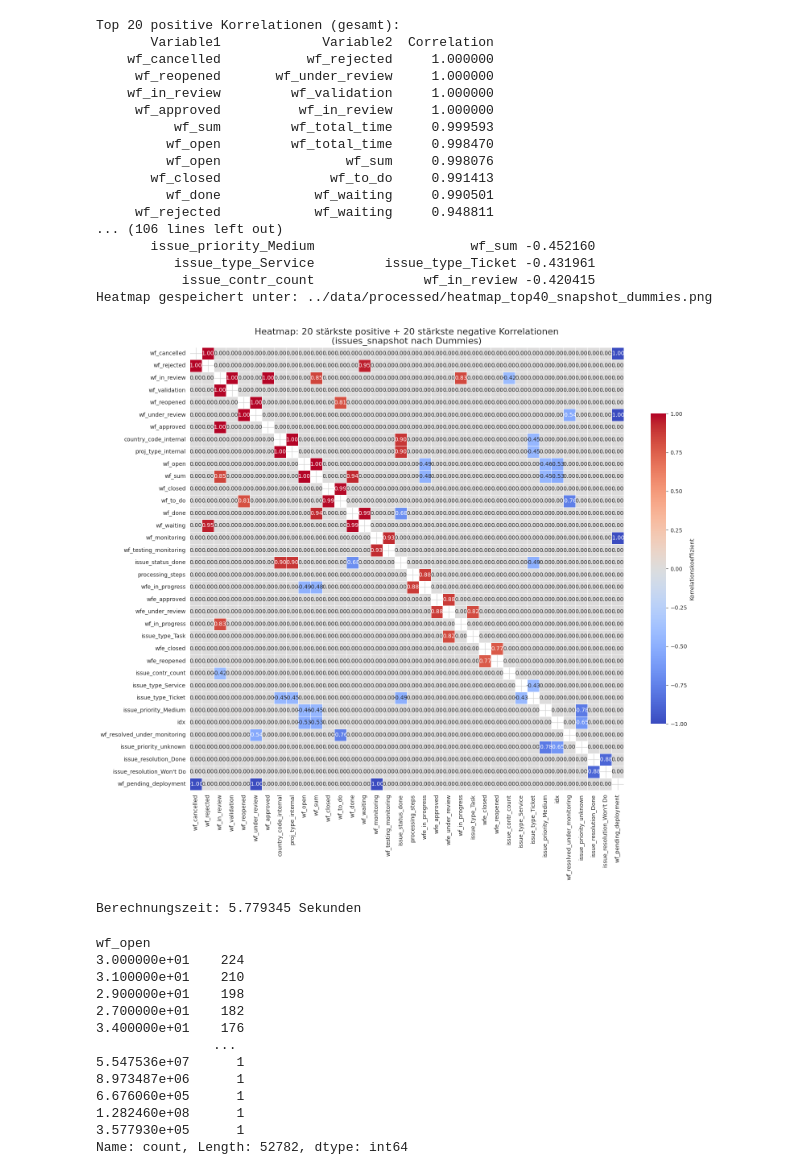
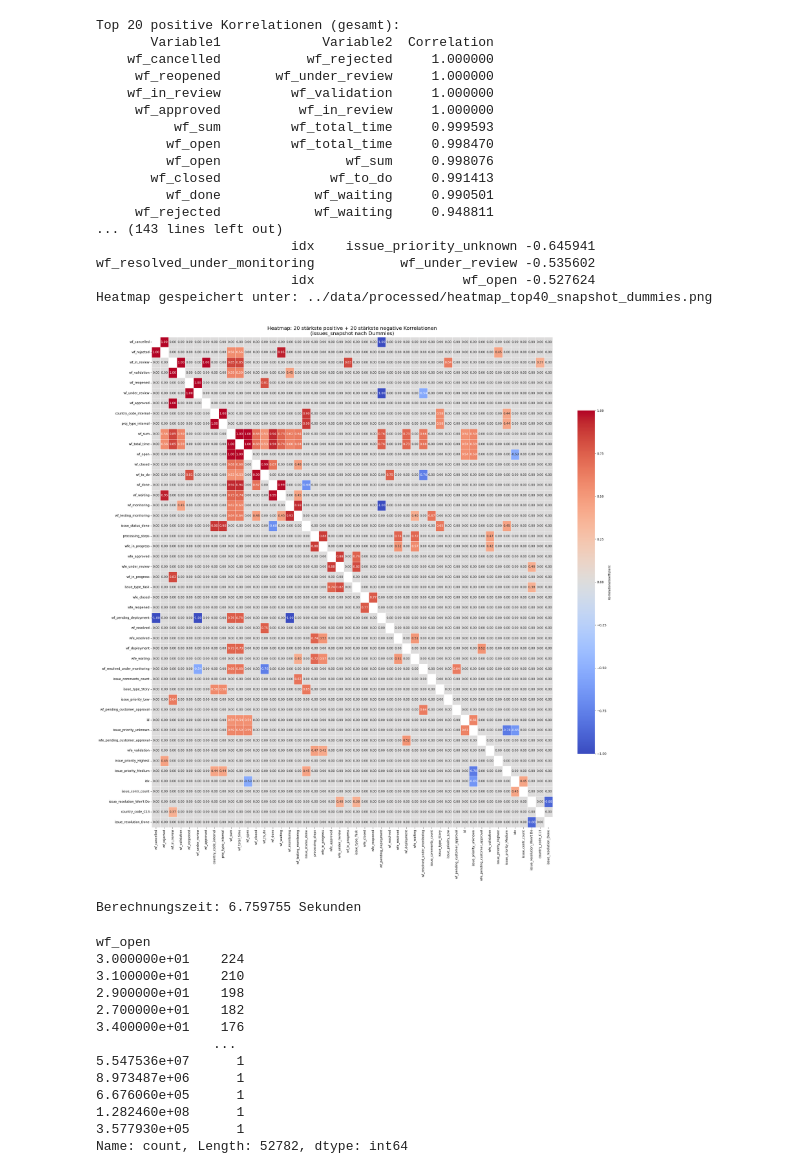
Before and after one commit to DataScientest-Studio/nov25_bds_int_helpdesk, a Jupyter notebook: notebooks/1.0-Gebert-issue_csv_cleaning_corr_matrix.ipynb, the cells around one changed output. Cells and saved outputs as stored; diff of their text form; code cells hidden in the pictures.

```diff
--- a/notebooks/1.0-Gebert-issue_csv_cleaning_corr_matrix.ipynb
+++ b/notebooks/1.0-Gebert-issue_csv_cleaning_corr_matrix.ipynb
@@ -137,7 +137,7 @@ else:
 #print(snapshot.isna().sum())
 #print(issues['issue_resolution_date'].value_counts())
 #print(issues['issue_resolution'].value_counts())
-print(snapshot['issue_assignee'].value_counts())
+#print(snapshot['issue_assignee'].value_counts())
 #___________________________________________________________________________________________________________________
 
 # =============================================
@@ -150,9 +150,9 @@ categorical_cols = [
     'issue_status',            # ~15 Werte → akzeptabel
     'country_code',            # ~19 Werte → gut
     'proj_type',               # internal/external/unknown → sehr gut
-    # 'issue_proj'             # → zu viele (~350) → weglassen!
-    # 'client_product'         # → zu viele (~280) → weglassen!
-    # 'issue_assignee'         # → ~375 → sehr viele Dummies → nur wenn wirklich nötig!
+    'issue_proj'             # → zu viele (~350) → weglassen!
+    'client_product'         # → zu viele (~280) → weglassen!
+    'issue_assignee'         # → ~375 → sehr viele Dummies → nur wenn wirklich nötig!
 ]
 
 # Nur existierende Spalten verwenden
@@ -164,8 +164,8 @@ categorical_cols = [col for col in categorical_cols if col in snapshot.columns]
 numeric_cols = snapshot.select_dtypes(include=['int64', 'float64', 'Int64']).columns.tolist()
 
 # Wichtige Spalten explizit ausschließen (IDs, sehr hohe Kardinalität, redundante)
-exclude_from_corr = ['id', 'issue_num', 'wf_total_time', 'wf_diff', 'wf_sum_calculated']
-numeric_cols = [col for col in numeric_cols if col not in exclude_from_corr]
+#exclude_from_corr = ['id', 'issue_num', 'wf_total_time', 'wf_diff', 'wf_sum_calculated']
+#numeric_cols = [col for col in numeric_cols if col not in exclude_from_corr]
 
 selected_cols = numeric_cols + categorical_cols
 snapshot_selected = snapshot[selected_cols].copy()
@@ -208,8 +208,8 @@ corr_unstacked = corr_matrix.unstack().reset_index()
 corr_unstacked.columns = ['var1', 'var2', 'corr']
 corr_unstacked = corr_unstacked[corr_unstacked['var1'] < corr_unstacked['var2']].dropna()
 
-top_positive = corr_unstacked.nlargest(20, 'corr')
-top_negative = corr_unstacked.nsmallest(20, 'corr')
+top_positive = corr_unstacked.nlargest(80, 'corr')
+top_negative = corr_unstacked.nsmallest(10, 'corr')
 
 print("\nTop 20 stärkste POSITIVE Korrelationen:")
 print(top_positive[['var1', 'var2', 'corr']].to_string(index=False))
@@ -232,7 +232,7 @@ for _, row in top_40.iterrows():
 
 np.fill_diagonal(heatmap_data.values, np.nan)
 
-plt.figure(figsize=(16, 14))
+plt.figure(figsize=(25, 25))
 sns.heatmap(
     heatmap_data,
     annot=True,
@@ -259,39 +259,39 @@ print(f"Berechnungszeit: {end - start:.6f} Sekunden")
 The 'wf_sum' column has been corrected by excluding 'wf_total_time' from the summation.
 This fixes the double-counting issue.
 Final dataset shape: (68738, 64)
 The file 'issues_snapshot.csv' has been overwritten with the updated data.
 idx                 0
 id                  0
 started             0
 ended               0
 issue_num           0
                    ..
 processing_steps    0
 proj_type           0
 country_code        0
 client_product      0
 wf_sum              0
 Length: 64, dtype: int64
 [figure]
 Top 20 positive Korrelationen (gesamt):
        Variable1             Variable2  Correlation
     wf_cancelled           wf_rejected     1.000000
      wf_reopened       wf_under_review     1.000000
     wf_in_review         wf_validation     1.000000
      wf_approved          wf_in_review     1.000000
           wf_sum         wf_total_time     0.999593
          wf_open         wf_total_time     0.998470
          wf_open                wf_sum     0.998076
        wf_closed              wf_to_do     0.991413
          wf_done            wf_waiting     0.990501
      wf_rejected            wf_waiting     0.948811
-... (106 lines left out)
-       issue_priority_Medium                    wf_sum -0.452160
-          issue_type_Service         issue_type_Ticket -0.431961
-           issue_contr_count              wf_in_review -0.420415
+... (143 lines left out)
+                         idx    issue_priority_unknown -0.645941
+wf_resolved_under_monitoring           wf_under_review -0.535602
+                         idx                   wf_open -0.527624
 Heatmap gespeichert unter: ../data/processed/heatmap_top40_snapshot_dummies.png
-[figure, old version]
+[figure, new version]
-Berechnungszeit: 5.779345 Sekunden
+Berechnungszeit: 6.759755 Sekunden
 # %%
 #Cleaning the issues.csv
 
```
Also changed, not shown: parts of 3 cells of this notebook, 5 other files.
